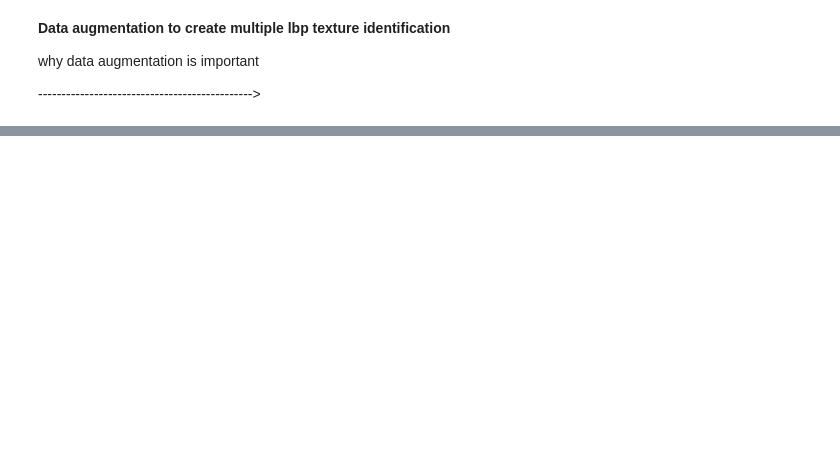
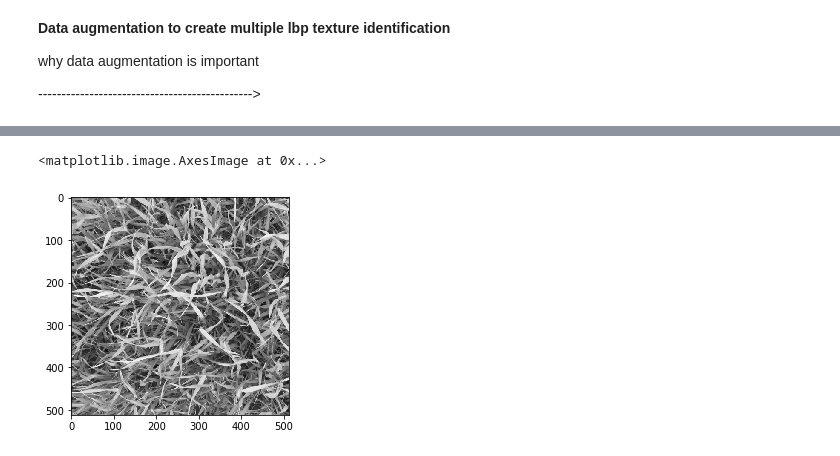
Before and after one commit to dishan3x/Lbp_Object_identification, a Jupyter notebook: Local_Binary_Pattern_Classifier.ipynb, the cells around one changed output, grey strips where cells are left out. Saved outputs shown, nothing was run; the diff lists cells and outputs as text; code cells hidden in the pictures; blank space fills up the shorter version.

```diff
--- a/Local_Binary_Pattern_Classifier.ipynb
+++ b/Local_Binary_Pattern_Classifier.ipynb
@@ -203,3 +364,9 @@ NameError: name 'augmented_images' is not defined
+# %%
+
+plt.imshow(grey2rgb(images_ref_dictionary[closest_class]))
+# %% [output]
+<matplotlib.image.AxesImage at 0x...>
+[figure, added]
 # %%
 # plot histograms of LBP of textures
 fig, ((ax1, ax2, ax3), (ax4, ax5, ax6)) = plt.subplots(nrows=2, ncols=3,
```
Also changed, not shown: parts of 9 cells of this notebook, 23 other files.
